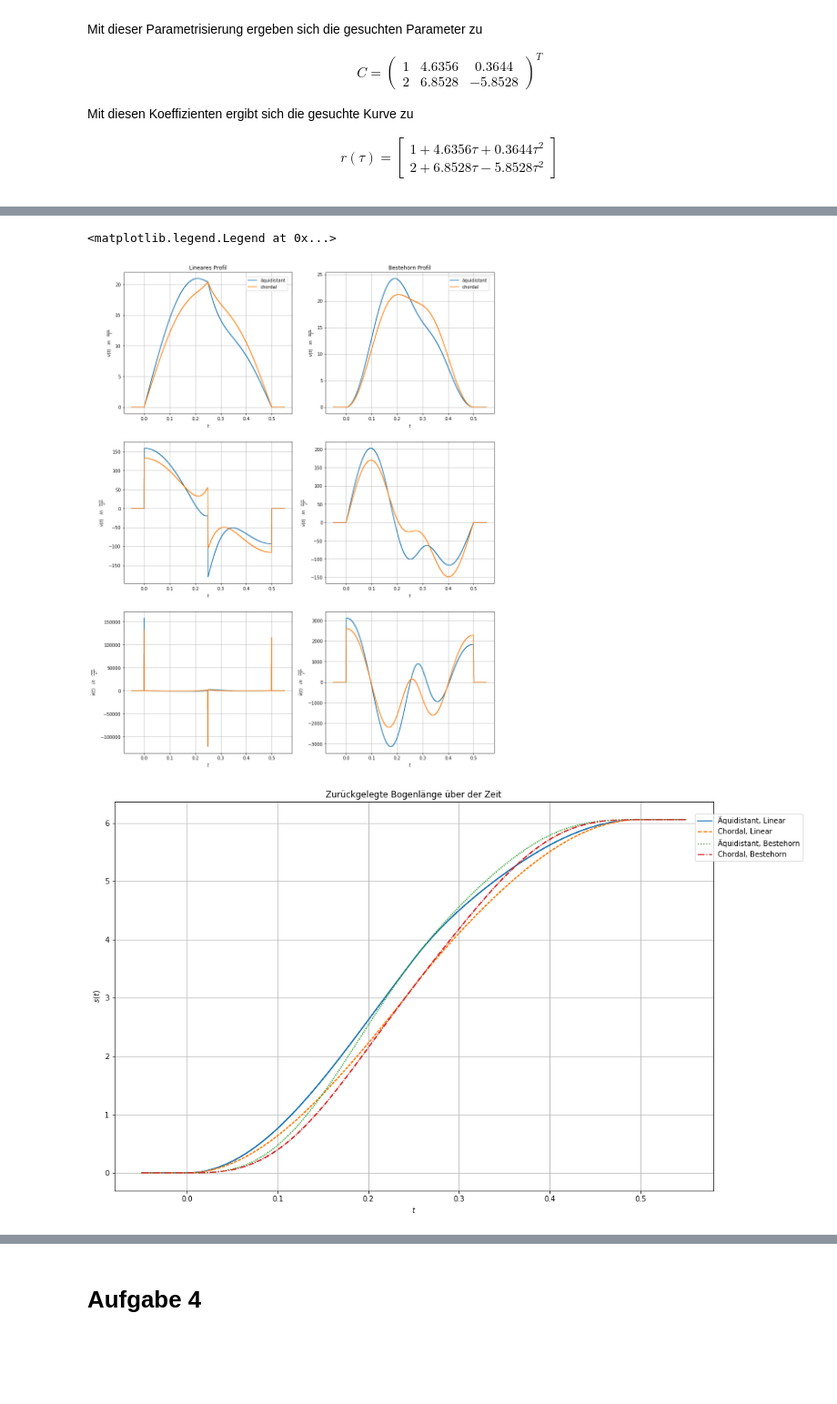
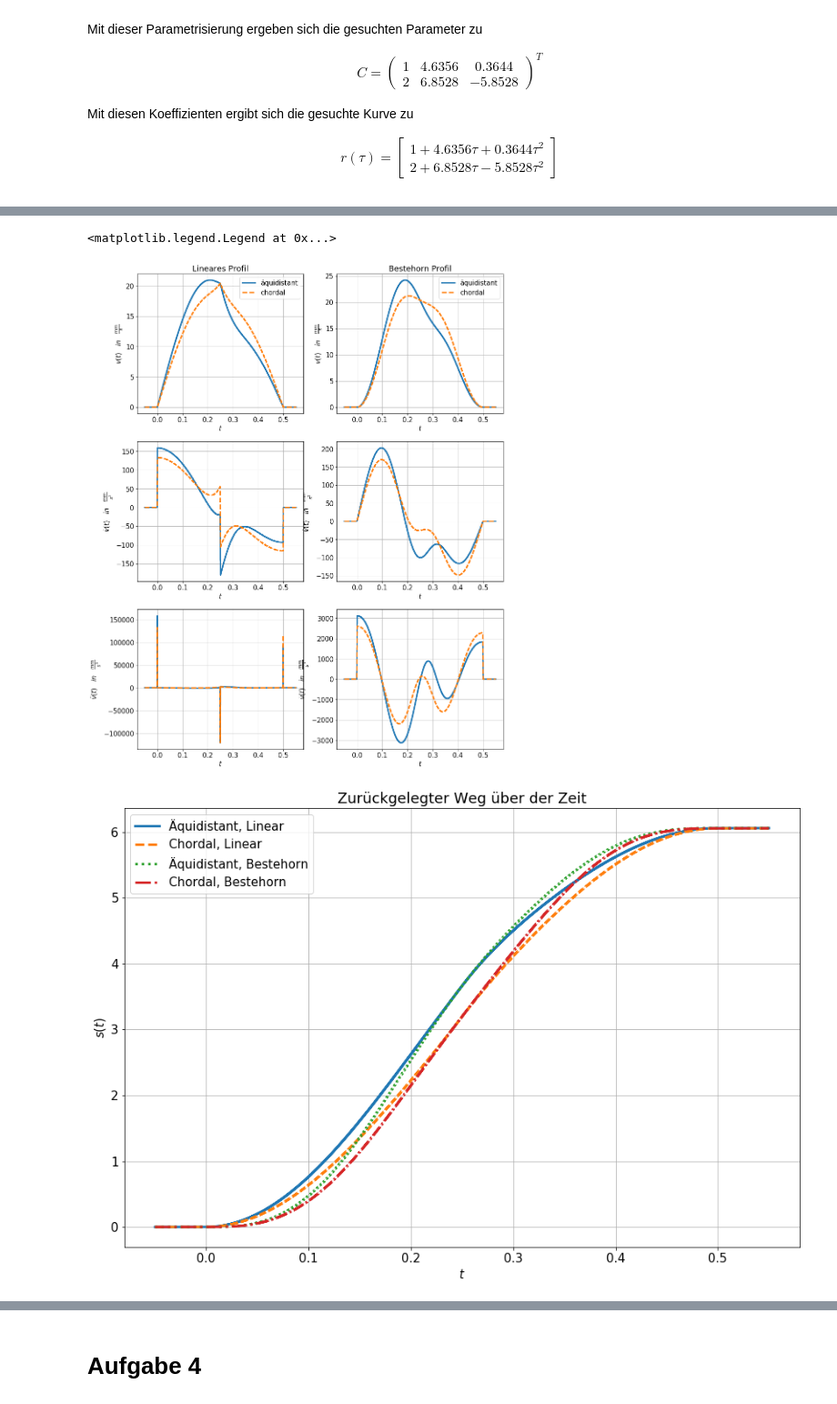
Before and after one commit to ISWBenjaminKaiser/STdWZM, a Jupyter notebook: SS2018/python/Uebung2018.ipynb, the cells around one changed output, grey strips where cells are left out. Shown at 91% size. Drawn from its saved outputs; the diff is of its cells as text; code cells hidden in the pictures; blank space fills up the shorter version.

```diff
--- a/SS2018/python/Uebung2018.ipynb
+++ b/SS2018/python/Uebung2018.ipynb
@@ -425,96 +606,104 @@ ax3.legend(bbox_to_anchor=(1.05, 1), loc=2, borderaxespad=0.)
 # %%
+# Funktion für bahngeschwindigkeit
 def vBahn(C,ddTau,dTau,Tau):
     vBahn = np.sqrt((C[0,1]+2*C[0,0]*Tau)**2 + (C[1,1]+2*C[1,0]*Tau)**2)*dTau
     return vBahn
-
+# Erweiterung um den Rand vor und nach der Bewegung zu potten
 steps = 100;
 delta = t[1]-t[0]
 prev = np.linspace(-steps*delta,-delta,steps)
 after = np.linspace(delta,steps*delta,steps)+np.max(t)
-
+# Zeit erweitern
 t_ext = np.concatenate([prev,t,after])
-
+# Linear
+# Tau erweitern
 Tau_ext = np.concatenate([np.zeros(np.size(prev)),LinearProfile.Tau,np.ones(np.size(after))])
+# dTau erweitern
 dTau_ext = np.concatenate([np.zeros(np.size(prev)),LinearProfile.dTau,np.zeros(np.size(after))])
+# ddTau erweitern
 ddTau_ext = np.concatenate([np.zeros(np.size(prev)),LinearProfile.ddTau,np.zeros(np.size(after))])
+# Lineare Trajektorien erweitern
 LinearProfile_ext = Trajectory(ddTau = ddTau_ext, dTau = dTau_ext, Tau = Tau_ext)
-
+# Bestehorn
+# Tau erweitern
 Tau_ext = np.concatenate([np.zeros(np.size(prev)),BestehornProfile.Tau,np.ones(np.size(after))])
+# dTau erweitern
 dTau_ext = np.concatenate([np.zeros(np.size(prev)),BestehornProfile.dTau,np.zeros(np.size(after))])
+# ddTau erweitern
 ddTau_ext = np.concatenate([np.zeros(np.size(prev)),BestehornProfile.ddTau,np.zeros(np.size(after))])
+# bestehorn Trajektorien erweitern
 BestehornProfile_ext = Trajectory(ddTau = ddTau_ext, dTau = dTau_ext, Tau = Tau_ext)
-
+# Berechnete Trajektorien differenzieren Äquidistant-linear
 vBahn_equal_lin = vBahn(C_equal,LinearProfile_ext.ddTau, LinearProfile_ext.dTau, LinearProfile_ext.Tau)
 dvBahn_equal_lin = np.gradient(vBahn_equal_lin,t_ext)
 ddvBahn_equal_lin = np.gradient(dvBahn_equal_lin,t_ext)
-
+# Berechnete Trajektorien differenzieren Chordal-linear
 vBahn_equal_best = vBahn(C_equal,BestehornProfile_ext.ddTau, BestehornProfile_ext.dTau, BestehornProfile_ext.Tau)
 dvBahn_equal_best = np.gradient(vBahn_equal_best,t_ext)
 ddvBahn_equal_best = np.gradient(dvBahn_equal_best,t_ext)
-
+# Berechnete Trajektorien differenzieren Äquidistant-Bestehorn
 vBahn_chordal_lin = vBahn(C_chordal,LinearProfile_ext.ddTau, LinearProfile_ext.dTau, LinearProfile_ext.Tau)
 dvBahn_chordal_lin = np.gradient(vBahn_chordal_lin,t_ext)
 ddvBahn_chordal_lin = np.gradient(dvBahn_chordal_lin,t_ext)
-
+# Berechnete Trajektorien differenzieren Chordal-Bestehorn
 vBahn_chordal_best = vBahn(C_chordal,BestehornProfile_ext.ddTau, BestehornProfile_ext.dTau, BestehornProfile_ext.Tau)
 dvBahn_chordal_best = np.gradient(vBahn_chordal_best,t_ext)
 ddvBahn_chordal_best = np.gradient(dvBahn_chordal_best,t_ext)
-
+# Plotten
 plt.rcParams['figure.figsize'] = (15,20)
-
 ax = plt.subplot(321)
-plt.step(t_ext,vBahn_equal_lin, label = 'äquidistant')
-plt.step(t_ext,vBahn_chordal_lin, label = 'chordal')
+plt.step(t_ext,vBahn_equal_lin, label = 'äquidistant',linewidth=3.0)
+plt.step(t_ext,vBahn_chordal_lin, label = 'chordal',linewidth=3.0,linestyle = '--')
 plt.grid()
 ax.set(xlabel=r'$t$', ylabel=r'$v(t) \quad in \quad \frac{mm}{s}$', title='Lineares Profil')
-ax.legend(bbox_to_anchor=(0.97, 0.97),loc=1, borderaxespad=0.)
+ax.legend()
 
 ax = plt.subplot(322)
-plt.step(t_ext,vBahn_equal_best, label = 'äquidistant')
-plt.step(t_ext,vBahn_chordal_best, label = 'chordal')
+plt.step(t_ext,vBahn_equal_best, label = 'äquidistant',linewidth=3.0)
+plt.step(t_ext,vBahn_chordal_best, label = 'chordal',linewidth=3.0,linestyle = '--')
 plt.grid()
 ax.set(xlabel=r'$t$', ylabel=r'$v(t) \quad in \quad \frac{mm}{s}$', title='Bestehorn Profil')
-ax.legend(bbox_to_anchor=(0.97, 0.97),loc=1, borderaxespad=0.)
+ax.legend()
 
 ax = plt.subplot(323)
-plt.step(t_ext,dvBahn_equal_lin)
-plt.step(t_ext,dvBahn_chordal_lin)
+plt.step(t_ext,dvBahn_equal_lin,linewidth=3.0)
+plt.step(t_ext,dvBahn_chordal_lin,linewidth=3.0,linestyle = '--')
 plt.grid()
 ax.set(xlabel=r'$t$', ylabel=r'$\dot{v}(t) \quad in \quad \frac{mm}{s^2}$')
 
 ax = plt.subplot(324)
-plt.step(t_ext,dvBahn_equal_best)
-plt.step(t_ext,dvBahn_chordal_best)
+plt.step(t_ext,dvBahn_equal_best,linewidth=3.0)
+plt.step(t_ext,dvBahn_chordal_best,linewidth=3.0,linestyle = '--')
 plt.grid()
 ax.set(xlabel=r'$t$', ylabel=r'$\dot{v}(t) \quad in \quad \frac{mm}{s^2}$')
 
 ax = plt.subplot(325)
-plt.step(t_ext,ddvBahn_equal_lin)
-plt.step(t_ext,ddvBahn_chordal_lin)
+plt.step(t_ext,ddvBahn_equal_lin,linewidth=3.0)
+plt.step(t_ext,ddvBahn_chordal_lin,linewidth=3.0,linestyle = '--')
 plt.grid()
 ax.set(xlabel=r'$t$', ylabel=r'$\ddot{v}(t) \quad in \quad \frac{mm}{s^3}$')
 
 ax = plt.subplot(326)
-plt.step(t_ext,ddvBahn_equal_best)
-plt.step(t_ext,ddvBahn_chordal_best)
+plt.step(t_ext,ddvBahn_equal_best,linewidth=3.0)
+plt.step(t_ext,ddvBahn_chordal_best,linewidth=3.0,linestyle = '--')
 plt.grid()
 ax.set(xlabel=r'$t$', ylabel=r'$\ddot{v}(t) \quad in \quad \frac{mm}{s^3}$')
 
 plt.rcParams['figure.figsize'] = (15,10)
 
 fig,ax = plt.subplots()
 s_e_l = np.cumsum(vBahn_equal_lin*delta);
 s_c_l = np.cumsum(vBahn_chordal_lin*delta);
 s_e_b = np.cumsum(vBahn_equal_best*delta);
 s_c_b = np.cumsum(vBahn_chordal_best*delta);
-plt.step(t_ext,s_e_l,label='Äquidistant, Linear')
-plt.step(t_ext,s_c_l,linestyle = '--',label='Chordal, Linear')
-plt.step(t_ext,s_e_b,linestyle = ':',label='Äquidistant, Bestehorn')
-plt.step(t_ext,s_c_b,linestyle = '-.',label='Chordal, Bestehorn')
+plt.step(t_ext,s_e_l,label='Äquidistant, Linear',linewidth=3.0)
+plt.step(t_ext,s_c_l,linestyle = '--',label='Chordal, Linear',linewidth=3.0)
+plt.step(t_ext,s_e_b,linestyle = ':',label='Äquidistant, Bestehorn',linewidth=3.0)
+plt.step(t_ext,s_c_b,linestyle = '-.',label='Chordal, Bestehorn',linewidth=3.0)
 plt.grid()
-ax.set(xlabel=r'$t$', ylabel=r'$s(t)$',title='Zurückgelegte Bogenlänge über der Zeit');
-ax.legend(bbox_to_anchor=(0.97, 0.97),loc=0, borderaxespad=0.)
+ax.set(xlabel=r'$t$', ylabel=r'$s(t)$',title='Zurückgelegter Weg über der Zeit');
+ax.legend()
 # %% [output]
 <matplotlib.legend.Legend at 0x...>
-[figure, old version]
+[figure, new version]
-[figure, old version]
+[figure, new version]
```
Also changed, not shown: parts of 28 cells of this notebook.
